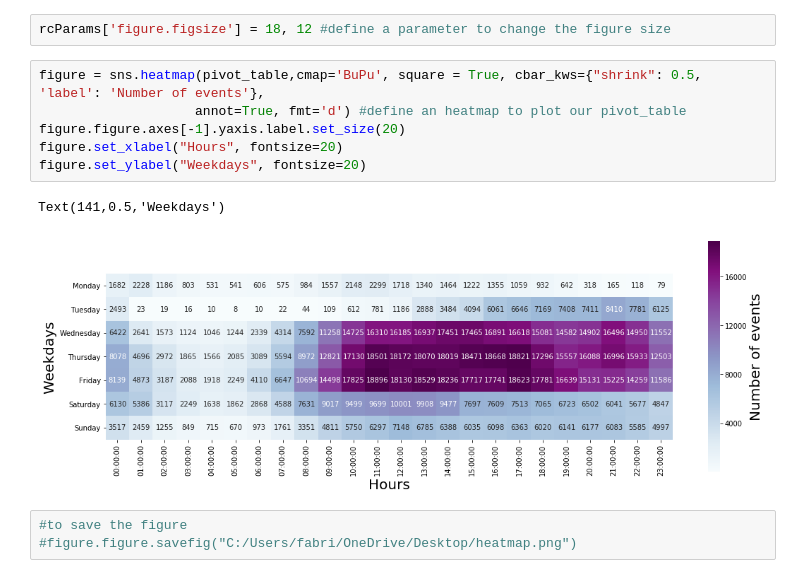
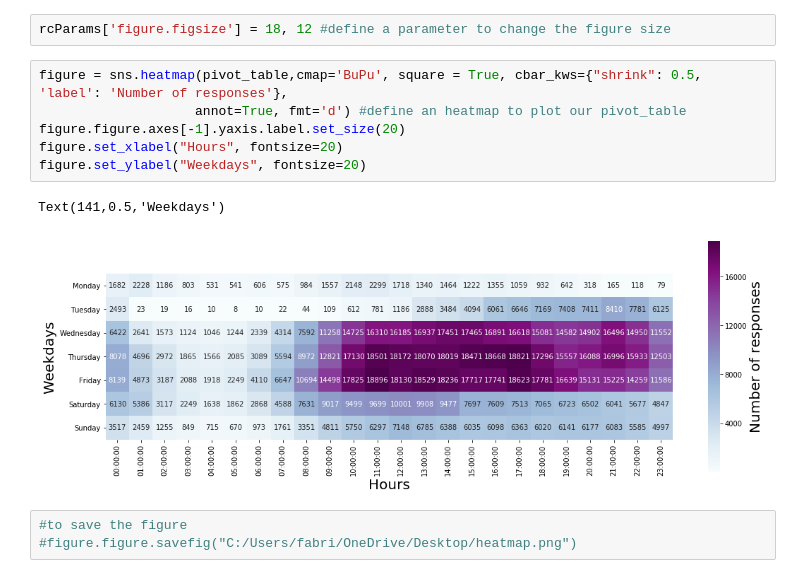
Before and after one commit to maxi93/NeoMeetup, a Jupyter notebook: Visualizations/Heatmap_response_to_event.ipynb, the cells around one changed output. Saved outputs shown, nothing was run; the diff lists cells and outputs as text.

Commit message:
fixed c.bar label

```diff
--- a/Visualizations/Heatmap_response_to_event.ipynb
+++ b/Visualizations/Heatmap_response_to_event.ipynb
@@ -57,14 +57,14 @@ See the caveats in the documentation: http://pandas.pydata.org/pandas-docs/stabl
 # %%
 rcParams['figure.figsize'] = 18, 12 #define a parameter to change the figure size
 # %%
-figure = sns.heatmap(pivot_table,cmap='BuPu', square = True, cbar_kws={"shrink": 0.5, 'label': 'Number of events'},
+figure = sns.heatmap(pivot_table,cmap='BuPu', square = True, cbar_kws={"shrink": 0.5, 'label': 'Number of responses'},
                     annot=True, fmt='d') #define an heatmap to plot our pivot_table
 figure.figure.axes[-1].yaxis.label.set_size(20)
 figure.set_xlabel("Hours", fontsize=20)
 figure.set_ylabel("Weekdays", fontsize=20)
 # %% [output]
 Text(141,0.5,'Weekdays')
-[figure, old version]
+[figure, new version]
 # %%
 #to save the figure
 #figure.figure.savefig("C:/Users/fabri/OneDrive/Desktop/heatmap.png")
```
